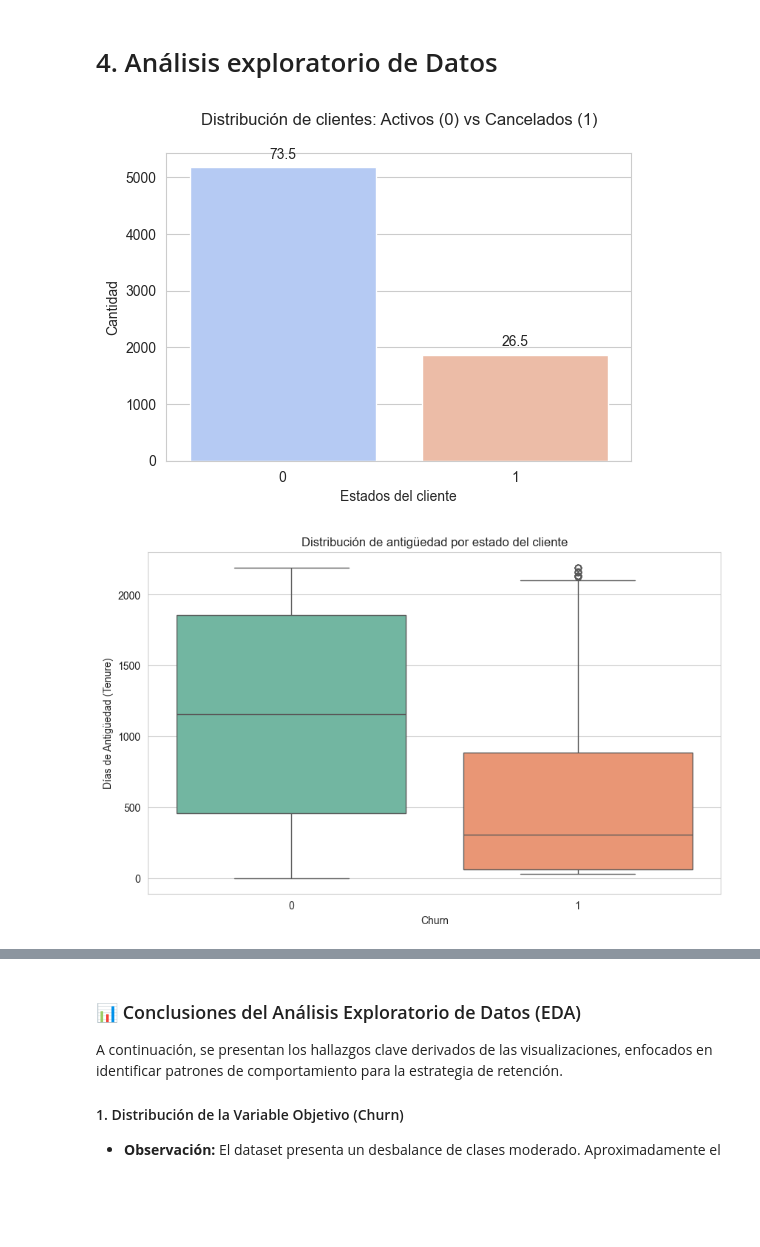
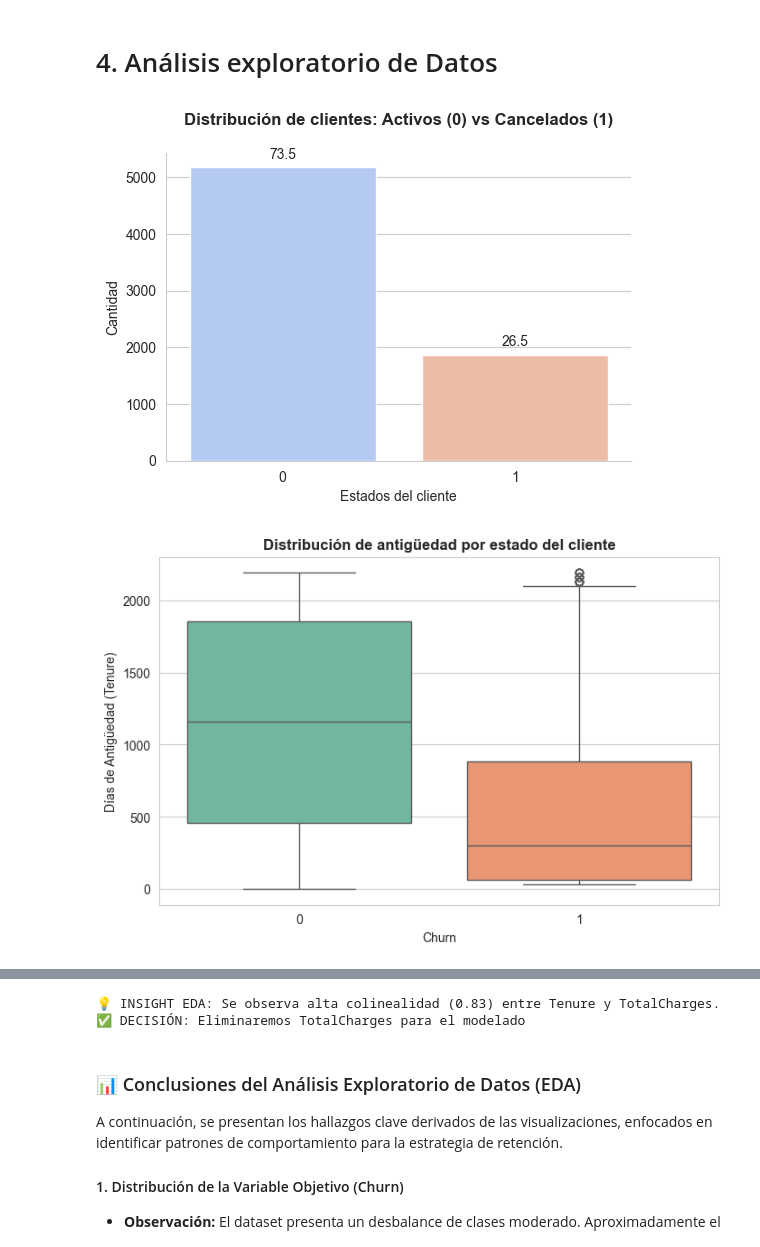
Before and after one commit to Juanhv24/Telecom, a Jupyter notebook: Notebooks/telecom.ipynb, the cells around one changed output, grey strips where cells are left out. Cells and saved outputs as stored; diff of their text form; code cells hidden in the pictures; blank space fills up the shorter version.

```diff
--- a/Notebooks/telecom.ipynb
+++ b/Notebooks/telecom.ipynb
@@ -250,52 +198,59 @@ memory usage: 1.2 MB
 # %% [markdown]
 # 4. Análisis exploratorio de Datos
 # %%
-# 1. Distribución de la variable objetivo (Churn)
+# ---------------------------------------------------
+# EDA (ANÁLISIS EXPLORATORIO)
+# ---------------------------------------------------
+# 4.1 Distribución del Target
 plt.figure (figsize=(6, 4))
-ax = sns.countplot(data=df_merged, x='Churn', palette='coolwarm')
-plt.title ('Distribución de clientes: Activos (0) vs Cancelados (1)', pad=20)
+ax = sns.countplot(data=df_final, x='Churn', palette='coolwarm')
+plt.title ('Distribución de clientes: Activos (0) vs Cancelados (1)', pad=20, fontweight='bold')
 plt.xlabel ('Estados del cliente')
 plt.ylabel ('Cantidad')
+ax.spines['top'].set_visible(False)
+ax.spines['right'].set_visible(False)
 
-total = len(df_merged)
+total = len(df_final)
 for p in ax.patches:
-    percentage =round(100*p.get_height()/total, 1)
+    percentage = round(100*p.get_height()/total, 1)
     x = p.get_x() + p.get_width() / 2
     y = p.get_height() + 100
-    ax.annotate(percentage, (x, y), ha='center', va='bottom')
-plt.show()
+    ax.annotate (percentage, (x, y), ha='center', va='bottom')
+plt.show ()
 
-# 2. Relación Antigüedad (Tenure) vs Churn
-plt.figure (figsize=(10,6))
-sns.boxplot (data = df_merged, x='Churn', y='Tenure_Days', palette='Set2')
-plt.title ('Distribución de antigüedad por estado del cliente')
+# 4.2 Antigüedad vs Churn
+plt.figure (figsize=(8, 5))
+sns.boxplot (data=df_final, x='Churn', y='Tenure_Days', palette='Set2')
+plt.title ('Distribución de antigüedad por estado del cliente', fontweight='bold')
 plt.ylabel ('Días de Antigüedad (Tenure)')
 plt.show ()
 
-# 3. Densidad de cargos Mensuales vs Churn
-plt.figure (figsize=(10,6))
-sns.kdeplot (data=df_merged[df_merged['Churn']==0]['MonthlyCharges'], label='Activos (0)', fill=True, color='green', alpha=0.3)
-sns.kdeplot (data=df_merged[df_merged['Churn']==1]['MonthlyCharges'], label='Cancelados (1)', fill=True, color='red', alpha=0.3)
-plt.title ('Impacto de los Cargos Mensuales en la Cancelación')
+# 4.3 Densidad de cargos Mensuales vs Churn
+plt.figure (figsize=(8, 5))
+sns.kdeplot (data=df_final[df_final['Churn']==0]['MonthlyCharges'], label='Activos (0)', fill=True, color='green')
+sns.kdeplot (data=df_final[df_final['Churn']==1]['MonthlyCharges'], label='Cancelados (1)', fill=True, color='red')
+plt.title ('Impacto de los Cargos Mensuales en la cancelación', fontweight='bold')
 plt.xlabel ('Cargos Mensuales ($)')
 plt.legend ()
 plt.show ()
 
-# 4. Tasa de Cancelación por tipo de contrato
-plt.figure (figsize=(8,5))
-contract_churn = df_merged.groupby('Type')['Churn'].mean().reset_index()
+# 4.4 Tasa de Cancelación por tipo de contrato
+plt.figure (figsize=(8, 5))
+contract_churn = df_final.groupby ('Type')['Churn'].mean().reset_index()
 sns.barplot (data=contract_churn, x='Type', y='Churn', palette='viridis')
 plt.title ('Probabilidad de Fuga por tipo de contrato')
 plt.ylabel ('Tasa de Churn (0-1)')
 plt.show ()
 
-# 5. Mapa de Calor de correlaciones Numéricas
-plt.figure (figsize=(10,8))
-numeric_cols=['Tenure_Days', 'MonthlyCharges', 'TotalCharges', 'Churn']
-corr_matrix = df_merged[numeric_cols].corr()
-sns.heatmap (corr_matrix, annot=True, cmap='coolwarm', fmt='.2f', linewidths=0.5)
-plt.title ('Correlación Pearson: Variables Numéricas')
+# 4.5 Matriz de Correlación
+plt.figure (figsize=(8,5))
+cols_num = ['Tenure_Days', 'MonthlyCharges', 'TotalCharges', 'Churn']
+sns.heatmap (df_final[cols_num].corr(), annot=True, cmap='coolwarm', fmt='.2f')
+plt.title ('Mapa de Calor: Evidencia de Colinealidad')
 plt.show ()
+
+print ('💡 INSIGHT EDA: Se observa alta colinealidad (0.83) entre Tenure y TotalCharges.')
+print ('✅ DECISIÓN: Eliminaremos TotalCharges para el modelado')
 # %% [output]
-[figure, old version]
+[figure, new version]
-[figure, old version]
+[figure, new version]
@@ -305,3 +260,5 @@ plt.show ()
+💡 INSIGHT EDA: Se observa alta colinealidad (0.83) entre Tenure y TotalCharges.
+✅ DECISIÓN: Eliminaremos TotalCharges para el modelado
 # %% [markdown]
 ### 📊 Conclusiones del Análisis Exploratorio de Datos (EDA)
 
```
Also changed, not shown: parts of 13 cells of this notebook.
